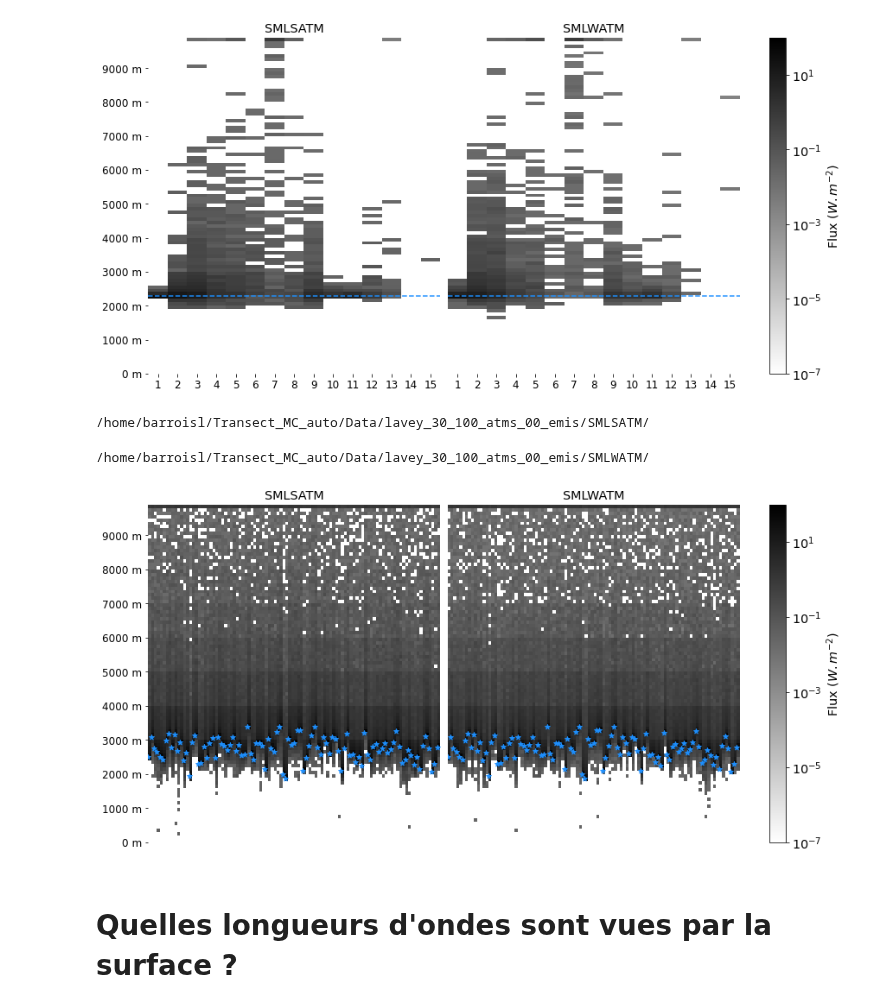
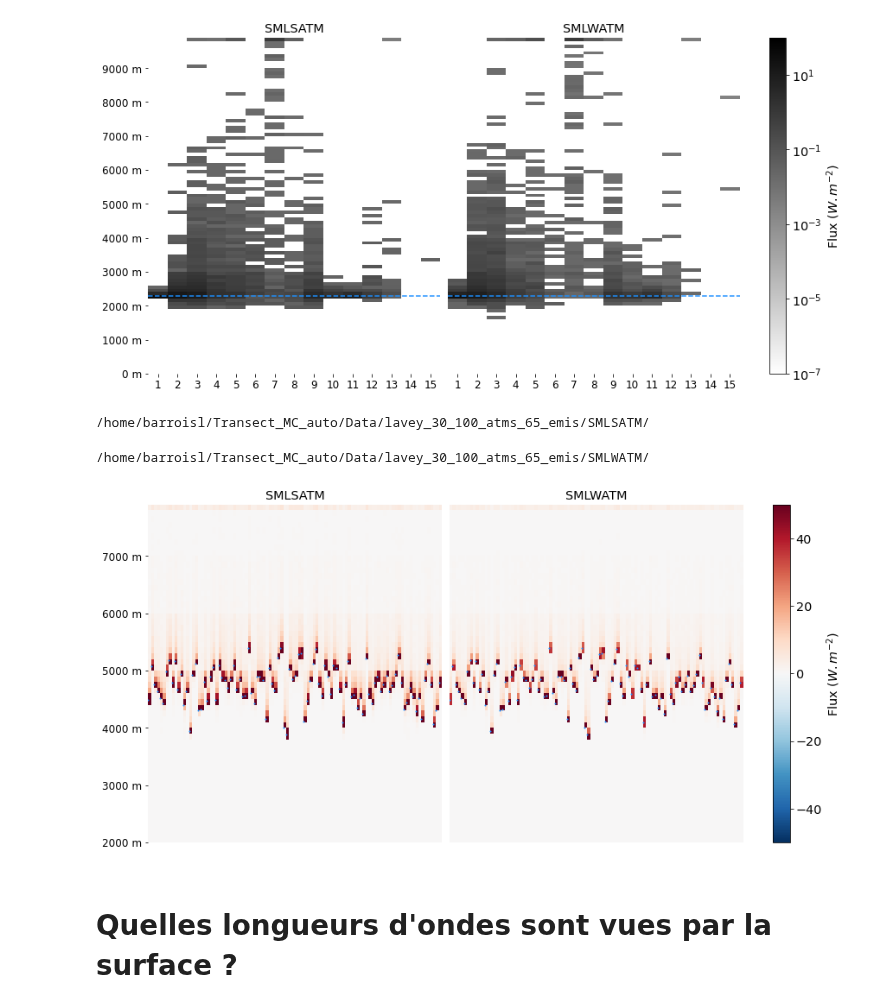
Before and after one commit to Barbouilledu38/Monte_Carlo_LW, a Jupyter notebook: scripts/LW_analyis_2.ipynb, the cells around one changed output. Saved outputs shown, nothing was run; the diff lists cells and outputs as text; code cells hidden in the pictures.

```diff
--- a/scripts/LW_analyis_2.ipynb
+++ b/scripts/LW_analyis_2.ipynb
@@ -491,15 +491,16 @@ plotting_spectral_energy_exchange(z = z,
 # %%
 plotting_flux_profile_all_cams(
             exp = "lavey",
             res = "30",
             n_cam = "100",
-            lr = "00",
+            lr = "65",
+            z = np.arange(2000,8000,100),
             force_save = True,
             save_name = "all_cams_fluxes_profile")
 # %% [output]
-/home/barroisl/Transect_MC_auto/Data/lavey_30_100_atms_00_emis/SMLSATM/
+/home/barroisl/Transect_MC_auto/Data/lavey_30_100_atms_65_emis/SMLSATM/
-/home/barroisl/Transect_MC_auto/Data/lavey_30_100_atms_00_emis/SMLWATM/
+/home/barroisl/Transect_MC_auto/Data/lavey_30_100_atms_65_emis/SMLWATM/
-[figure, old version]
+[figure, new version]
 # %% [markdown]
 # Quelles longueurs d'ondes sont vues par la surface ?
 # %%
```
Also changed, not shown: 1 other file.
